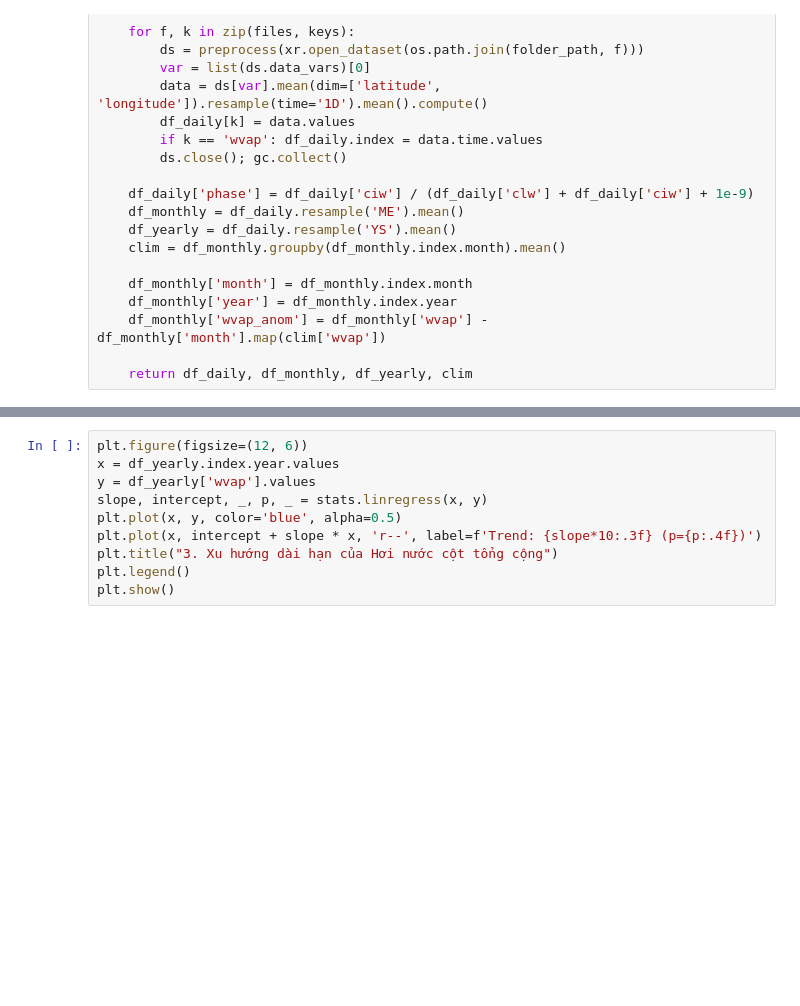
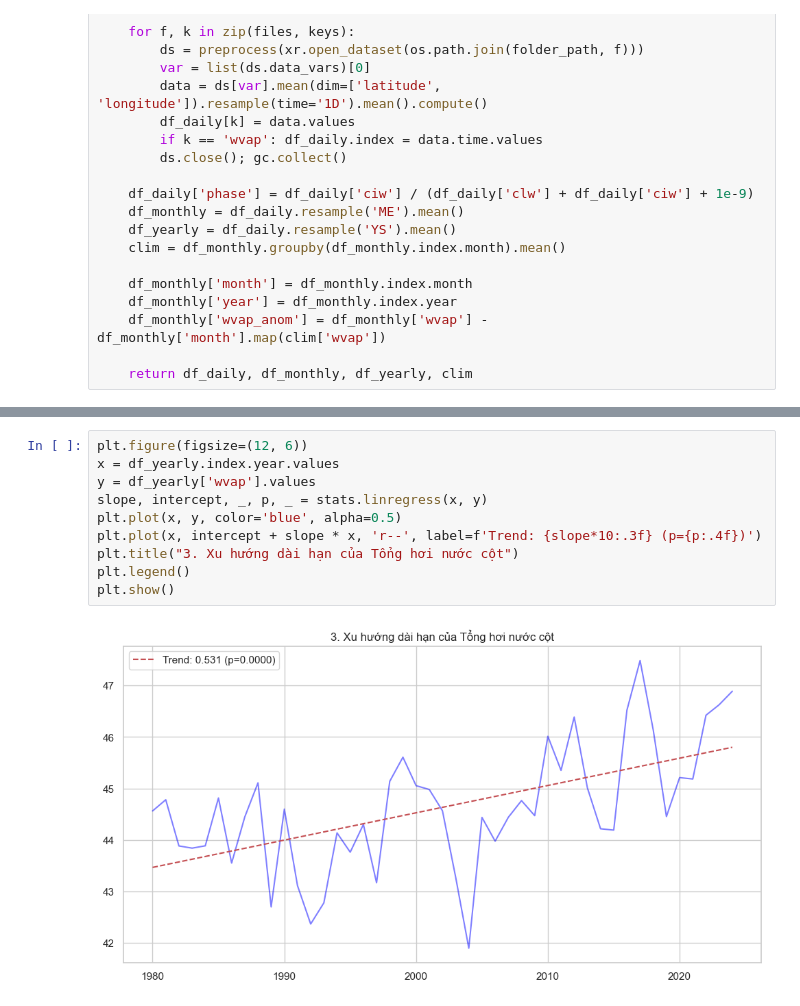
Before and after one commit to hnahtneyugn/climate-analysis-and-prediction, a Jupyter notebook: scripts/col_water_vapour_n_clouds.ipynb, the cells around one changed output, grey strips where cells are left out. Cells and saved outputs as stored; diff of their text form; blank space fills up the shorter version.

```diff
--- a/scripts/col_water_vapour_n_clouds.ipynb
+++ b/scripts/col_water_vapour_n_clouds.ipynb
@@ -66,13 +77,15 @@ plt.show()
 # %%
 plt.figure(figsize=(12, 6))
 x = df_yearly.index.year.values
 y = df_yearly['wvap'].values
 slope, intercept, _, p, _ = stats.linregress(x, y)
 plt.plot(x, y, color='blue', alpha=0.5)
 plt.plot(x, intercept + slope * x, 'r--', label=f'Trend: {slope*10:.3f} (p={p:.4f})')
-plt.title("3. Xu hướng dài hạn của Hơi nước cột tổng cộng")
+plt.title("3. Xu hướng dài hạn của Tổng hơi nước cột")
 plt.legend()
 plt.show()
+# %% [output]
+[figure, added]
 # %%
 pivot = df_monthly.pivot(index='year', columns='month', values='wvap_anom')
 plt.figure(figsize=(15, 8))
```
Also changed, not shown: parts of 7 cells of this notebook, 8 other files.
